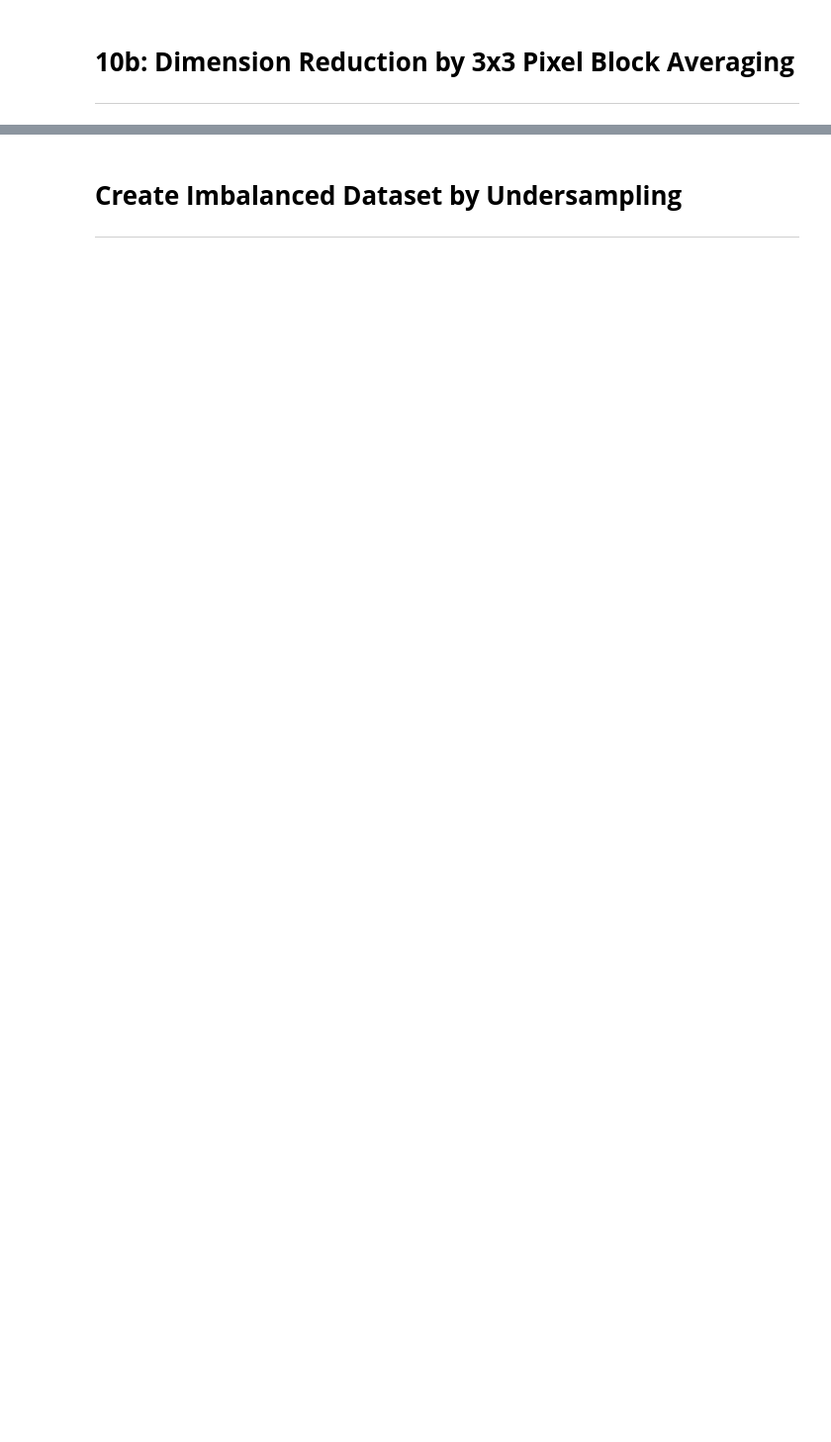
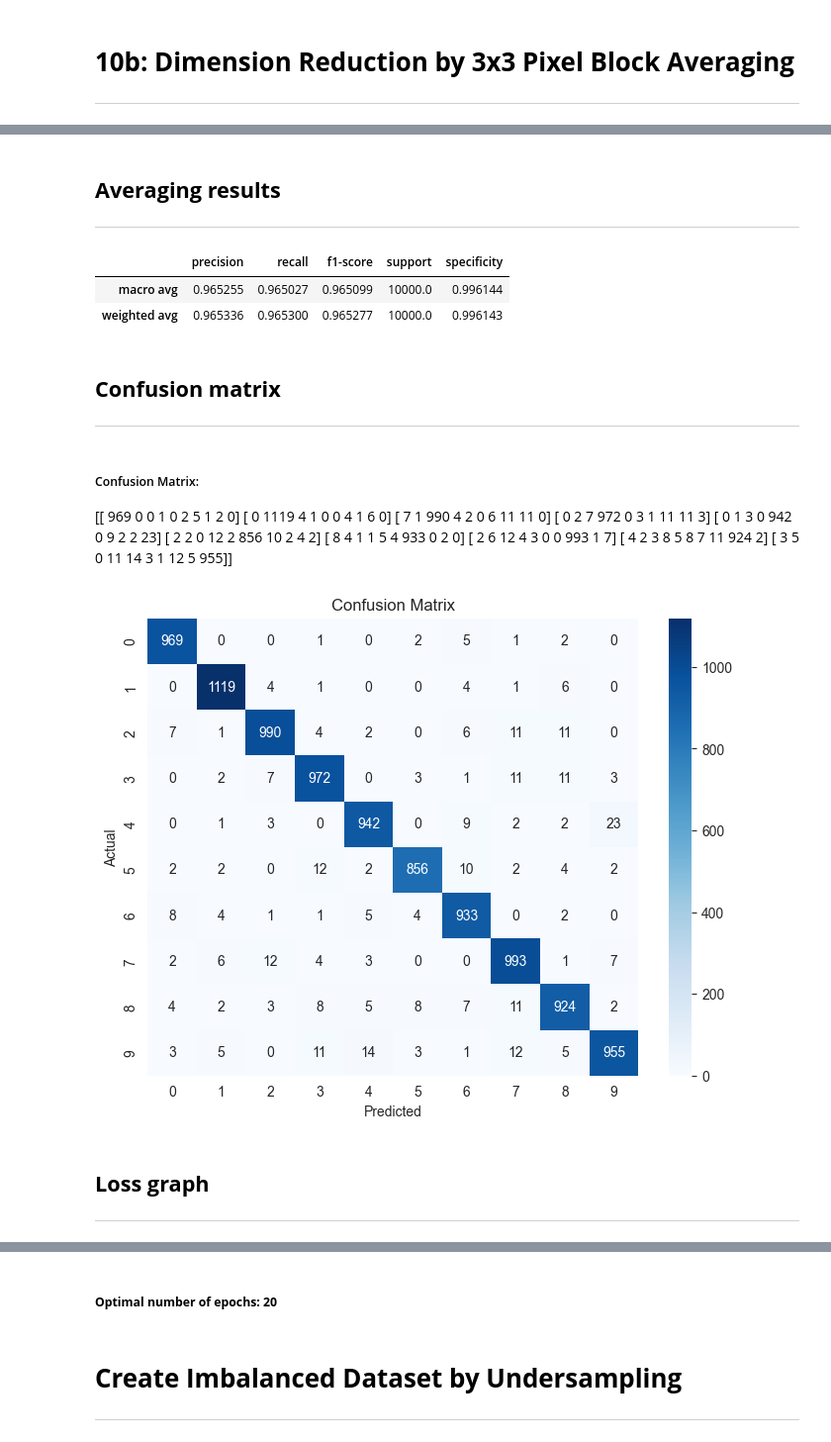
Before and after one commit to BarackSamuni/Data_Science2-Homework1, a Jupyter notebook: Homework1_solution.ipynb, the cells around one changed output, grey strips where cells are left out. Shown at 99% size. Saved outputs shown, nothing was run; the diff lists cells and outputs as text; code cells hidden in the pictures; blank space fills up the shorter version.

```diff
--- a/Homework1_solution.ipynb
+++ b/Homework1_solution.ipynb
@@ -553,0 +481,29 @@ print(f"Optimal number of epochs: {min_val_loss_epoch}")
+# %%
+def conv2d_stride_batch(images, kernel, stride):
+    # Get dimensions
+    batch_size, image_height, image_width = images.shape
+    kernel_height, kernel_width = kernel.shape
+
+    # Calculate output dimensions
+    output_height = (image_height - kernel_height) // stride + 1
+    output_width = (image_width - kernel_width) // stride + 1
+
+    # Initialize output
+    output = np.zeros((batch_size, output_height, output_width))
+
+    # Perform convolution with stride for each image in the batch
+    for i in range(batch_size):
+        for y in range(0, output_height):
+            for x in range(0, output_width):
+                # Extract the region of interest
+                region = images[i, y*stride:y*stride+kernel_height, x*stride:x*stride+kernel_width]
+                # Perform element-wise multiplication and sum
+                output[i, y, x] = np.sum(region * kernel)
+
+    return output
+
+kernel = np.ones((3, 3), np.float32) / 9
+reduced_avg_images_train = conv2d_stride_batch(x_train, kernel, 3)    # to avoid over-lapping
+reduced_avg_images_test = conv2d_stride_batch(x_test, kernel, 3)
+analyze_model_performance(reduced_avg_images_train,y_train,reduced_avg_images_test,y_test,(9,9))
+# %% [output]
@@ -553,0 +534,21 @@ print(f"Optimal number of epochs: {min_val_loss_epoch}")
+## **Averaging results**
+***
+|  | precision | recall | f1-score | support | specificity |
+| macro avg | 0.965255 | 0.965027 | 0.965099 | 10000.0 | 0.996144 |
+| weighted avg | 0.965336 | 0.965300 | 0.965277 | 10000.0 | 0.996143 |
+## **Confusion matrix**
+***
+##### Confusion Matrix:
+ [[ 969    0    0    1    0    2    5    1    2    0]
+ [   0 1119    4    1    0    0    4    1    6    0]
+ [   7    1  990    4    2    0    6   11   11    0]
+ [   0    2    7  972    0    3    1   11   11    3]
+ [   0    1    3    0  942    0    9    2    2   23]
+ [   2    2    0   12    2  856   10    2    4    2]
+ [   8    4    1    1    5    4  933    0    2    0]
+ [   2    6   12    4    3    0    0  993    1    7]
+ [   4    2    3    8    5    8    7   11  924    2]
+ [   3    5    0   11   14    3    1   12    5  955]]
+[figure, added]
+## **Loss graph**
+***
@@ -554,3 +556,4 @@ print(f"Optimal number of epochs: {min_val_loss_epoch}")
+##### **Optimal number of epochs: 20**
 # %% [markdown]
 # **Create Imbalanced Dataset by Undersampling**
 ***
```
Also changed, not shown: parts of 26 cells of this notebook.
